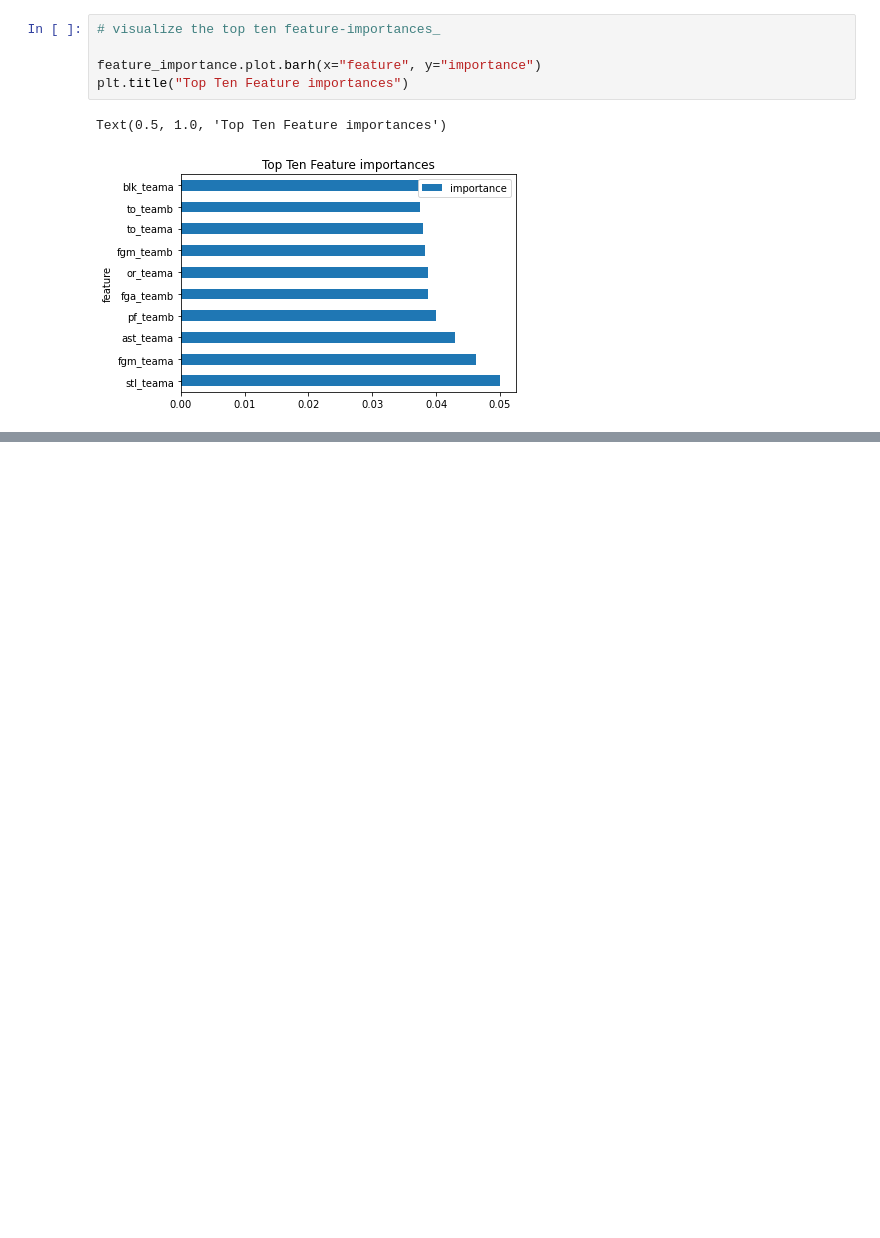
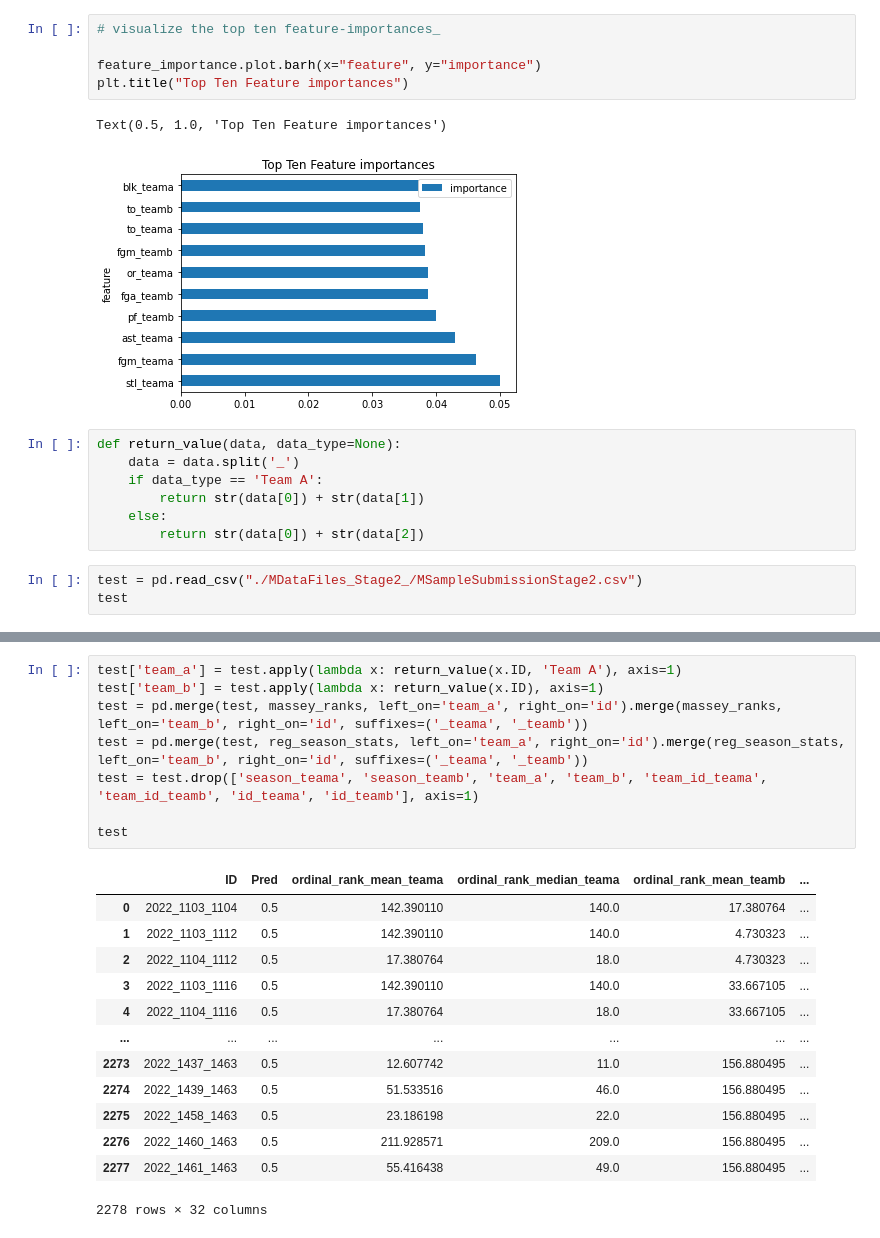
Before and after one commit to racruz25/group_project, a Jupyter notebook: other_models.ipynb, the cells around one changed output, grey strips where cells are left out. Drawn from its saved outputs; the diff is of its cells as text; blank space fills up the shorter version.

```diff
--- a/other_models.ipynb
+++ b/other_models.ipynb
@@ -424,3 +424,13 @@ plt.title("Top Ten Feature importances")
 # %% [output]
 Text(0.5, 1.0, 'Top Ten Feature importances')
 [figure]
+# %%
+def return_value(data, data_type=None):
+    data = data.split('_')
+    if data_type == 'Team A':
+        return str(data[0]) + str(data[1])
+    else:
+        return str(data[0]) + str(data[2])
+# %%
+test = pd.read_csv("./MDataFiles_Stage2_/MSampleSubmissionStage2.csv")
+test
@@ -426,0 +451,22 @@ Text(0.5, 1.0, 'Top Ten Feature importances')
+# %%
+test['team_a'] = test.apply(lambda x: return_value(x.ID, 'Team A'), axis=1)
+test['team_b'] = test.apply(lambda x: return_value(x.ID), axis=1)
+test = pd.merge(test, massey_ranks, left_on='team_a', right_on='id').merge(massey_ranks, left_on='team_b', right_on='id', suffixes=('_teama', '_teamb'))
+test = pd.merge(test, reg_season_stats, left_on='team_a', right_on='id').merge(reg_season_stats, left_on='team_b', right_on='id', suffixes=('_teama', '_teamb'))
+test = test.drop(['season_teama', 'season_teamb', 'team_a', 'team_b', 'team_id_teama', 'team_id_teamb', 'id_teama', 'id_teamb'], axis=1)
+
+test
+# %% [output]
+|  | ID | Pred | ordinal_rank_mean_teama | ordinal_rank_median_teama | ordinal_rank_mean_teamb | ... |
+| 0 | 2022_1103_1104 | 0.5 | 142.390110 | 140.0 | 17.380764 | ... |
+| 1 | 2022_1103_1112 | 0.5 | 142.390110 | 140.0 | 4.730323 | ... |
+| 2 | 2022_1104_1112 | 0.5 | 17.380764 | 18.0 | 4.730323 | ... |
+| 3 | 2022_1103_1116 | 0.5 | 142.390110 | 140.0 | 33.667105 | ... |
+| 4 | 2022_1104_1116 | 0.5 | 17.380764 | 18.0 | 33.667105 | ... |
+| ... | ... | ... | ... | ... | ... | ... |
+| 2273 | 2022_1437_1463 | 0.5 | 12.607742 | 11.0 | 156.880495 | ... |
+| 2274 | 2022_1439_1463 | 0.5 | 51.533516 | 46.0 | 156.880495 | ... |
+| 2275 | 2022_1458_1463 | 0.5 | 23.186198 | 22.0 | 156.880495 | ... |
+| 2276 | 2022_1460_1463 | 0.5 | 211.928571 | 209.0 | 156.880495 | ... |
+| 2277 | 2022_1461_1463 | 0.5 | 55.416438 | 49.0 | 156.880495 | ... |
+2278 rows × 32 columns
```
Also changed, not shown: parts of 2 cells of this notebook.
